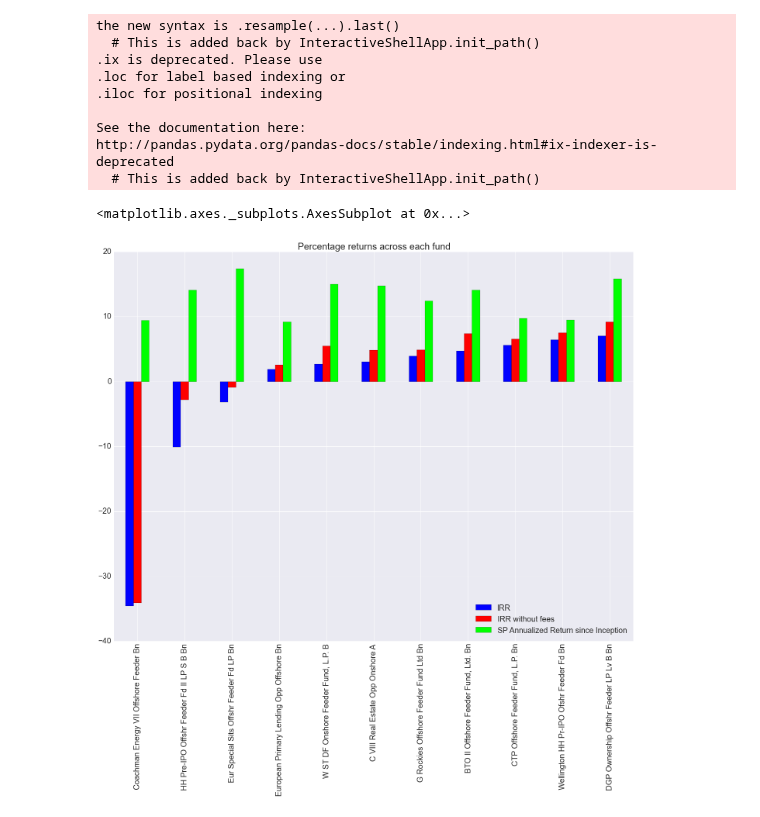
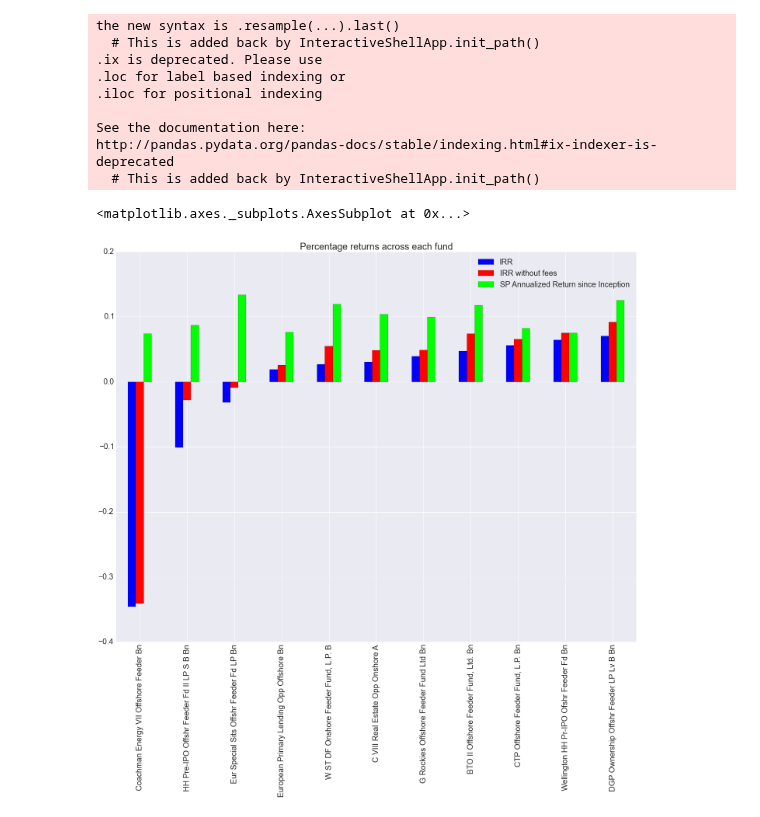
Before and after one commit to mrefermat/FinancePhD, a Jupyter notebook: FinancialExperiments/IRR_calculations.ipynb, the cells around one changed output. Saved outputs shown, nothing was run; the diff lists cells and outputs as text; code cells hidden in the pictures.

```diff
--- a/FinancialExperiments/IRR_calculations.ipynb
+++ b/FinancialExperiments/IRR_calculations.ipynb
@@ -213,16 +213,16 @@ for f in funds.keys():
         continue
     rtn[f]=val
     rtn_wo[f]=val_wo
-results_march['IRR']=rtn
-results_march['IRR without fees']=rtn_wo
+results_march['IRR']=rtn/100.
+results_march['IRR without fees']=rtn_wo/100.
 results_march['Vintage']=year
-results_march['SP Annualized Return since Inception']=(sp_rtn*100.).round(2)
+results_march['SP Annualized Return since Inception']=(sp_rtn).round(4)
 results_march=results_march.sort_values('IRR')
 # %%
-results[['IRR','IRR without fees','SP Annualized Return since Inception']].plot(kind='bar',colormap='brg', title='Percentage returns across each fund')
+results_march[['IRR','IRR without fees','SP Annualized Return since Inception']].plot(kind='bar',colormap='brg', title='Percentage returns across each fund')
 # %% [output]
 <matplotlib.axes._subplots.AxesSubplot at 0x...>
-[figure, old version]
+[figure, new version]
 # %%
 results_march.sort_values('Vintage')
 # %% [output]
```
Also changed, not shown: parts of 1 cell of this notebook.
